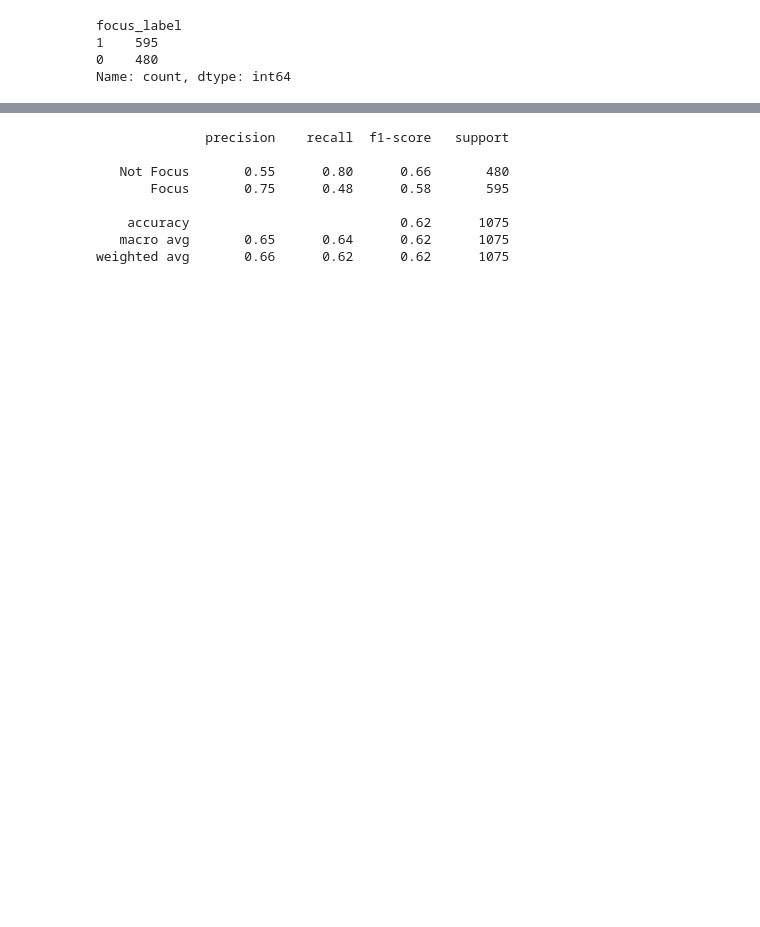
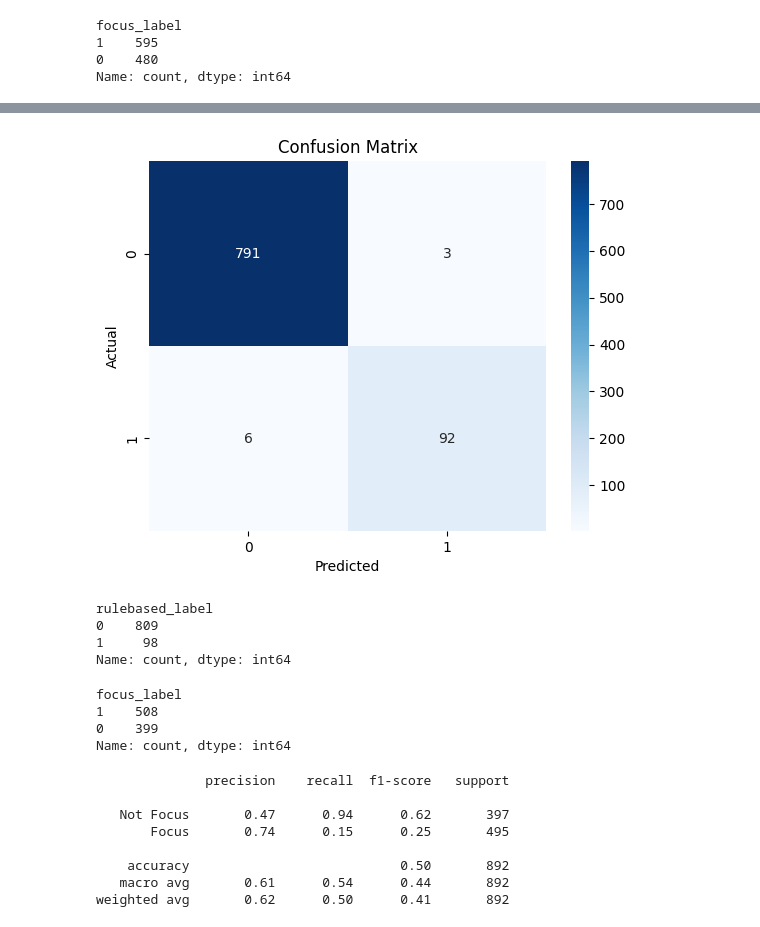
Before and after one commit to grayaubel/focus-detection-using-physiological-data, a Jupyter notebook: notebooks/WESAD/02.1_focus_detect_using_rule_based.ipynb, the cells around one changed output, grey strips where cells are left out. Cells and saved outputs as stored; diff of their text form; code cells hidden in the pictures; blank space fills up the shorter version.

```diff
--- a/notebooks/WESAD/02.1_focus_detect_using_rule_based.ipynb
+++ b/notebooks/WESAD/02.1_focus_detect_using_rule_based.ipynb
@@ -76,0 +144,3 @@ Name: count, dtype: int64
+# %%
+X = df_1[selected_feature]
+y = df_1['rulebased_label']
@@ -76,0 +156,9 @@ Name: count, dtype: int64
+# %%
+pipeline = Pipeline([
+    ('scaler', StandardScaler()),
+    ('rf', RandomForestClassifier(max_depth=None, min_samples_split=2, n_estimators=50, random_state=42))
+])
+# %%
+skf = StratifiedKFold(n_splits=5, shuffle=True, random_state=42)
+# %%
+y_pred = cross_val_predict(pipeline, X, y, cv=skf)
@@ -77,11 +176,34 @@ Name: count, dtype: int64
+# %%
+cm = confusion_matrix(y, y_pred)
+sns.heatmap(cm, annot=True, fmt='d', cmap='Blues')
+plt.xlabel("Predicted")
+plt.ylabel("Actual")
+plt.title("Confusion Matrix")
+plt.show()
+# %% [output]
+[figure, added]
+# %%
+df_1.value_counts('rulebased_label')
+# %% [output]
+rulebased_label
+0    809
+1     98
+Name: count, dtype: int64
+# %%
+df_1.value_counts('focus_label')
+# %% [output]
+focus_label
+1    508
+0    399
+Name: count, dtype: int64
 # %%
-print(classification_report(df['focus_label'], df['rulebased_label'],target_names=['Not Focus', 'Focus']))
+print(classification_report(df_1['focus_label'], df_1['rulebased_label'],target_names=['Not Focus', 'Focus']))
 # %% [output]
               precision    recall  f1-score   support
 
-   Not Focus       0.55      0.80      0.66       480
-       Focus       0.75      0.48      0.58       595
+   Not Focus       0.47      0.94      0.62       397
+       Focus       0.74      0.15      0.25       495
 
-    accuracy                           0.62      1075
-   macro avg       0.65      0.64      0.62      1075
-weighted avg       0.66      0.62      0.62      1075
+    accuracy                           0.50       892
+   macro avg       0.61      0.54      0.44       892
+weighted avg       0.62      0.50      0.41       892
```
Also changed, not shown: parts of 19 cells of this notebook.
